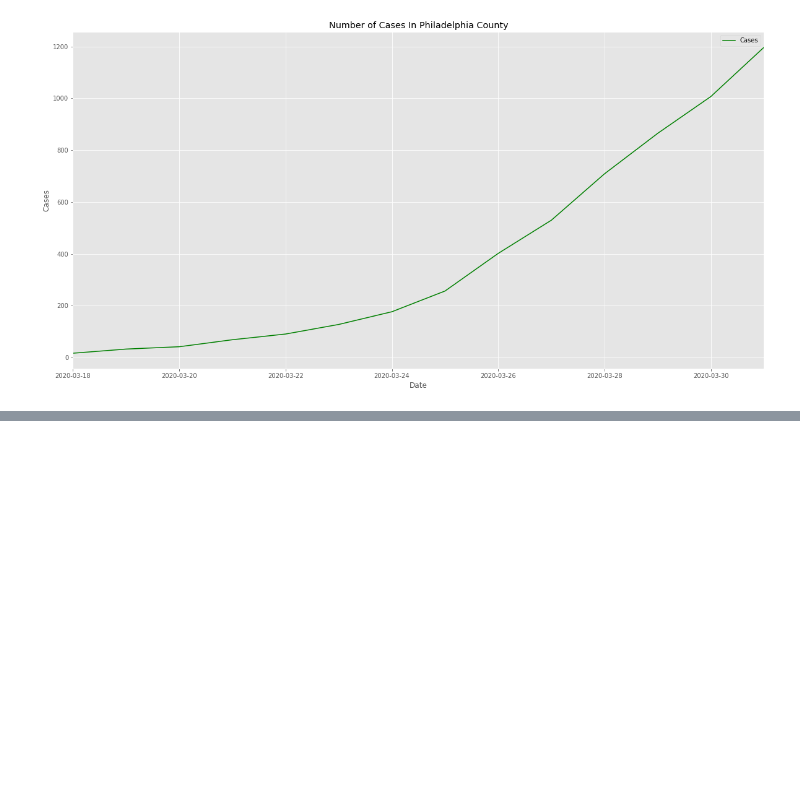
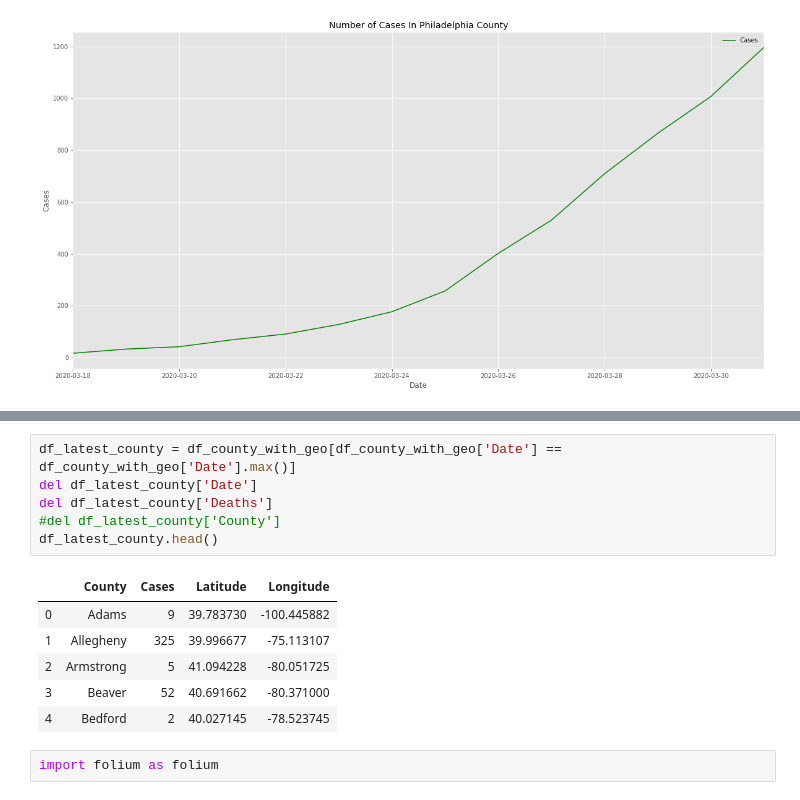
Before and after one commit to bchan01/covid-19-data-analysis, a Jupyter notebook: data-analysis.ipynb, the cells around one changed output, grey strips where cells are left out. Cells and saved outputs as stored; diff of their text form; blank space fills up the shorter version.

```diff
--- a/data-analysis.ipynb
+++ b/data-analysis.ipynb
@@ -176,0 +209,15 @@ Dropdown(description='County:', index=46, options=('Select One', 'Adams', 'Alleg
+# %%
+df_latest_county = df_county_with_geo[df_county_with_geo['Date'] == df_county_with_geo['Date'].max()]
+del df_latest_county['Date']
+del df_latest_county['Deaths']
+#del df_latest_county['County']
+df_latest_county.head()
+# %% [output]
+|  | County | Cases | Latitude | Longitude |
+| 0 | Adams | 9 | 39.783730 | -100.445882 |
+| 1 | Allegheny | 325 | 39.996677 | -75.113107 |
+| 2 | Armstrong | 5 | 41.094228 | -80.051725 |
+| 3 | Beaver | 52 | 40.691662 | -80.371000 |
+| 4 | Bedford | 2 | 40.027145 | -78.523745 |
+# %%
+import folium as folium
```
Also changed, not shown: parts of 4 cells of this notebook, 2 other files.
